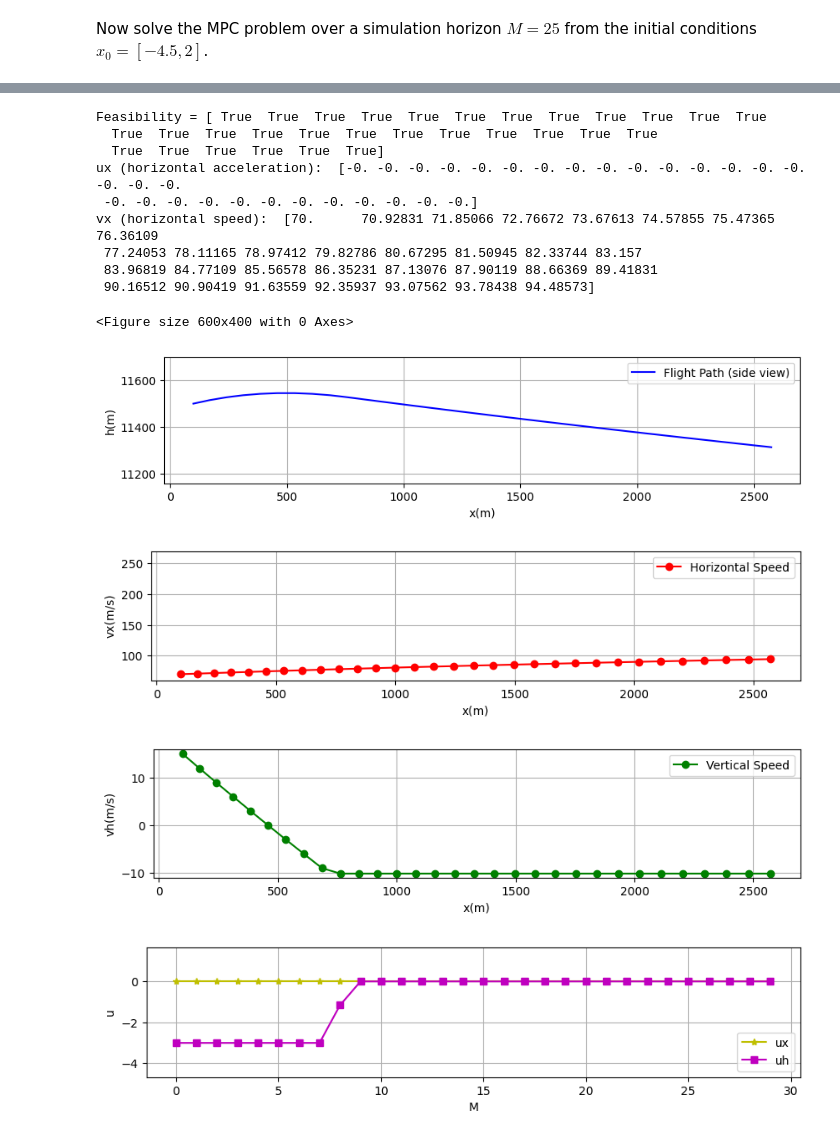
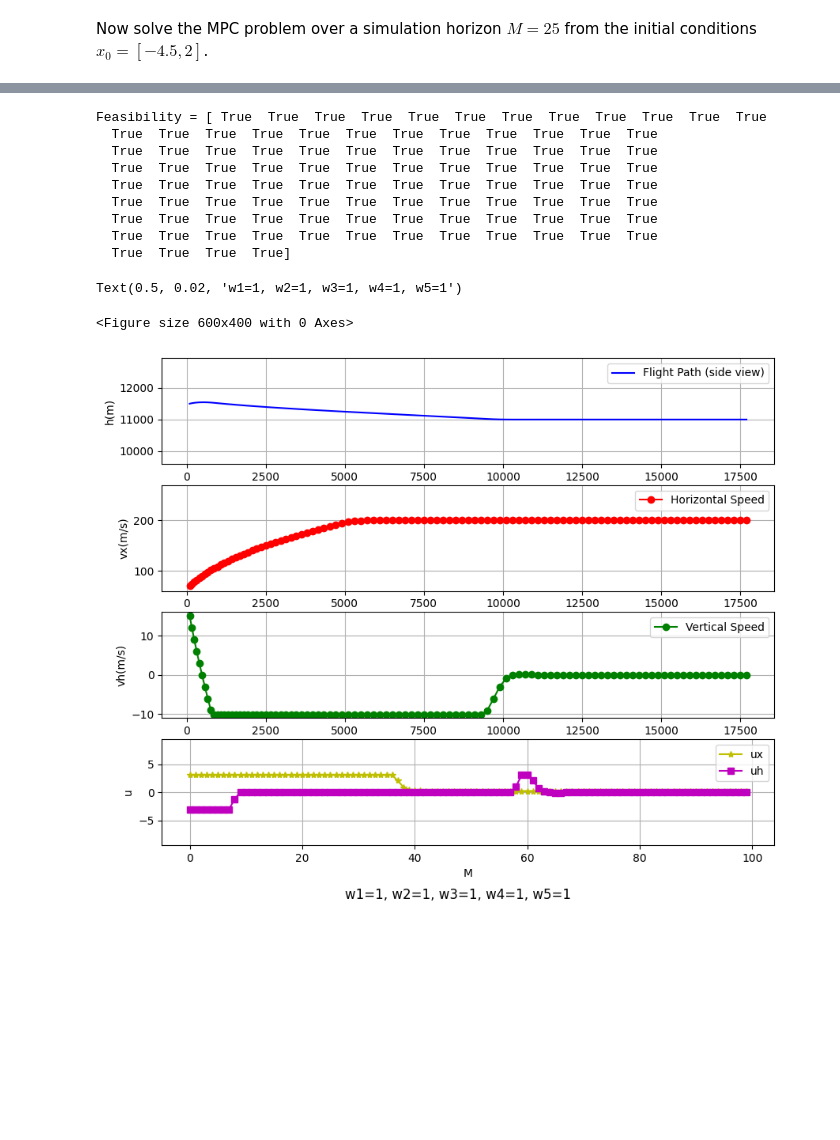
Before and after one commit to waynechu1109/ME-C231A-Final-Project, a Jupyter notebook: ME_C231A_Final_Project.ipynb, the cells around one changed output, grey strips where cells are left out. Saved outputs shown, nothing was run; the diff lists cells and outputs as text; code cells hidden in the pictures; blank space fills up the shorter version.

```diff
--- a/ME_C231A_Final_Project.ipynb
+++ b/ME_C231A_Final_Project.ipynb
@@ -151,7 +151,7 @@ import pyomo.environ as pyo
 import matplotlib.pyplot as plt
 # %matplotlib widget
 # %%
-def solve_cftoc(A, B, P, Q, R, N, x0, xref, Af, bf):
+def solve_cftoc(A, B, P, Q, R, N, x0, xref, Af=np.nan, bf=np.nan):
 
 
     # uref = np.array
@@ -215,7 +215,7 @@ def solve_cftoc(A, B, P, Q, R, N, x0, xref, Af, bf):
             for i in model.xIDX:
                 for j in model.xIDX:
                     if t < model.N:
-                        costX += (model.x[i, t]) * model.Q[i, j] * (model.x[j, t])
+                        costX += (model.x[i, t]-xref[i]) * model.Q[i, j] * (model.x[j, t]-xref[j])
 
         for t in model.tIDX:
             for i in model.uIDX:
@@ -225,7 +225,7 @@ def solve_cftoc(A, B, P, Q, R, N, x0, xref, Af, bf):
 
         for i in model.xIDX:
             for j in model.xIDX:
-                costTerminal += (model.x[i, model.N]) * model.P[i, j] * (model.x[j, model.N])
+                costTerminal += (model.x[i, model.N]-xref[i]) * model.P[i, j] * (model.x[j, model.N]-xref[j])
 
         return costX + costU + costTerminal
 
@@ -258,7 +258,7 @@ def solve_cftoc(A, B, P, Q, R, N, x0, xref, Af, bf):
                                       if t <= N-1 else pyo.Constraint.Skip)
 
 
-
+    # # terminal constraints
     # def final_const_rule(model, i):
     #     return sum(Af[i, j] * model.x[j, N] for j in model.xIDX) <= bf[i]
 
@@ -420,7 +417,7 @@ nu = np.size(B, 1)
 
 # nx = 2, nu = 1
 
-M = 30   # Simulation time
+M = 100   # Simulation time
 
 xOpt = np.zeros((nx, M+1))
 uOpt = np.zeros((nu, M))
@@ -445,54 +442,60 @@ for t in range(M):
 
 print('Feasibility =', feas)
 
-fig = plt.figure(figsize=(10, 2))
+fig = plt.figure(figsize=(10, 8))
+plt.subplot(4, 1, 1)
 line2 = plt.plot(xOpt[0, :], xOpt[1, :], 'b-')
 plt.xlabel('x(m)')
 plt.ylabel('h(m)')
 plt.legend(['Flight Path (side view)'])
 plt.axis('equal')
 plt.grid()
 
-fig = plt.figure(figsize=(10, 2))
+# fig = plt.figure(figsize=(10, 2))
+plt.subplot(4, 1, 2)
 plt.ylim(60, 270)
 line2 = plt.plot(xOpt[0, :], xOpt[2, :], 'r-o')
 plt.xlabel('x(m)')
 plt.ylabel('vx(m/s)')
 plt.legend(['Horizontal Speed'])
 # plt.axis('equal')
 plt.grid()
 
-fig = plt.figure(figsize=(10, 2))
+# fig = plt.figure(figsize=(10, 2))
+plt.subplot(4, 1, 3)
 plt.ylim(-11, 16)
 line2 = plt.plot(xOpt[0, :], xOpt[3, :], 'g-o')
 plt.xlabel('x(m)')
 plt.ylabel('vh(m/s)')
 plt.legend(['Vertical Speed'])
 # plt.axis('equal')
 plt.grid()
 
-print('ux (horizontal acceleration): ', uOpt[0, :])
-print('vx (horizontal speed): ', xOpt[2, :])
-fig = plt.figure(figsize=(10, 2))
+# print('ux (horizontal acceleration): ', uOpt[0, :])
+# print('vx (horizontal speed): ', xOpt[2, :])
+# fig = plt.figure(figsize=(10, 2))
+plt.subplot(4, 1, 4)
 line3 = plt.plot(uOpt[0, :], '-y*')
 line4 = plt.plot(uOpt[1, :], '-ms')
+plt.ylim(-6, 6)
 plt.xlabel('M')
 plt.ylabel('u')
 plt.legend(['ux', 'uh'])
 plt.axis('equal')
 plt.grid()
+
+title = 'w1=' + str(w1) + ', w2='+ str(w2) + ', w3=' + str(w3) + ', w4=' + str(w4) + ', w5=' + str(w5)
+plt.suptitle(title, y=0.02, va='bottom')
 # %% [output]
 Feasibility = [ True  True  True  True  True  True  True  True  True  True  True  True
   True  True  True  True  True  True  True  True  True  True  True  True
-  True  True  True  True  True  True]
-ux (horizontal acceleration):  [-0. -0. -0. -0. -0. -0. -0. -0. -0. -0. -0. -0. -0. -0. -0. -0. -0. -0.
- -0. -0. -0. -0. -0. -0. -0. -0. -0. -0. -0. -0.]
-vx (horizontal speed):  [70.      70.92831 71.85066 72.76672 73.67613 74.57855 75.47365 76.36109
- 77.24053 78.11165 78.97412 79.82786 80.67295 81.50945 82.33744 83.157
- 83.96819 84.77109 85.56578 86.35231 87.13076 87.90119 88.66369 89.41831
- 90.16512 90.90419 91.63559 92.35937 93.07562 93.78438 94.48573]
+  True  True  True  True  True  True  True  True  True  True  True  True
+  True  True  True  True  True  True  True  True  True  True  True  True
+  True  True  True  True  True  True  True  True  True  True  True  True
+  True  True  True  True  True  True  True  True  True  True  True  True
+  True  True  True  True  True  True  True  True  True  True  True  True
+  True  True  True  True  True  True  True  True  True  True  True  True
+  True  True  True  True]
-<Figure size 600x400 with 0 Axes>
+Text(0.5, 0.02, 'w1=1, w2=1, w3=1, w4=1, w5=1')
+<Figure size 600x400 with 0 Axes>
-[figure, old version]
+[figure, new version]
-[figure, removed]
-[figure, removed]
-[figure, removed]
```
Also changed, not shown: parts of 2 cells of this notebook.
